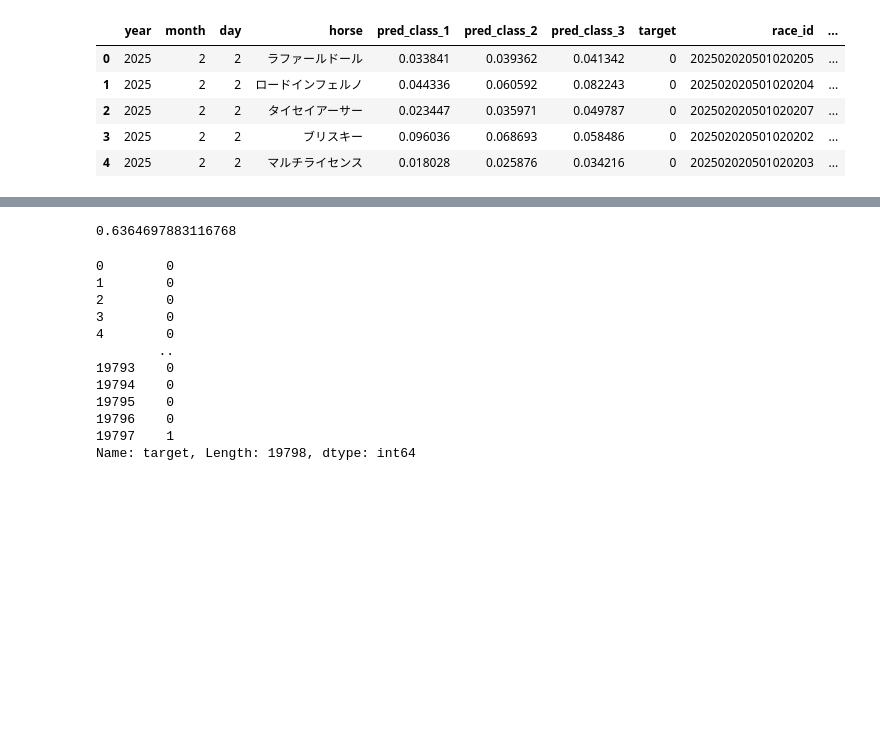
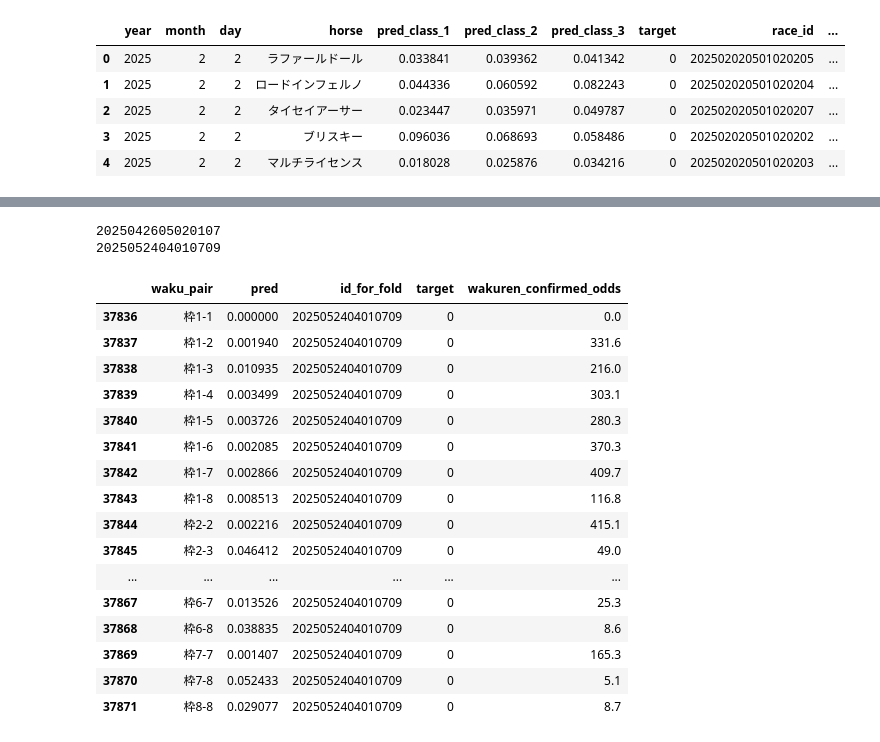
Before and after one commit to NaganagaKen/HORSE_RACING, a Jupyter notebook: Notebook/test.ipynb, the cells around one changed output, grey strips where cells are left out. Cells and saved outputs as stored; diff of their text form; code cells hidden in the pictures; blank space fills up the shorter version.

```diff
--- a/Notebook/test.ipynb
+++ b/Notebook/test.ipynb
@@ -81,21 +31,27 @@ ROI: 2.164 %
-# %%
-from sklearn.metrics import log_loss
-df_pred["pred_class_0"] = 1 - df_pred[["pred_class_1", "pred_class_2", "pred_class_3"]].sum(axis=1)
-log_loss(df_pred["target"], df_pred[["pred_class_0", "pred_class_1", "pred_class_2", "pred_class_3"]], labels=[0, 1, 2, 3])
-# %% [output]
-0.6364697883116768
-# %%
-df_pred["target"]
-# %% [output]
-0        0
-1        0
-2        0
-3        0
-4        0
-        ..
-19793    0
-19794    0
-19795    0
-19796    0
-19797    1
-Name: target, Length: 19798, dtype: int64
+# %%
+from prob_calculator import calc_waku_pred
+
+tmp = calc_waku_pred(df_pred)
+# %% [output]
+2025042605020107
+2025052404010709
+# %%
+tmp[tmp["id_for_fold"] == 2025052404010709]
+# %% [output]
+|  | waku_pair | pred | id_for_fold | target | wakuren_confirmed_odds |
+| 37836 | 枠1-1 | 0.000000 | 2025052404010709 | 0 | 0.0 |
+| 37837 | 枠1-2 | 0.001940 | 2025052404010709 | 0 | 331.6 |
+| 37838 | 枠1-3 | 0.010935 | 2025052404010709 | 0 | 216.0 |
+| 37839 | 枠1-4 | 0.003499 | 2025052404010709 | 0 | 303.1 |
+| 37840 | 枠1-5 | 0.003726 | 2025052404010709 | 0 | 280.3 |
+| 37841 | 枠1-6 | 0.002085 | 2025052404010709 | 0 | 370.3 |
+| 37842 | 枠1-7 | 0.002866 | 2025052404010709 | 0 | 409.7 |
+| 37843 | 枠1-8 | 0.008513 | 2025052404010709 | 0 | 116.8 |
+| 37844 | 枠2-2 | 0.002216 | 2025052404010709 | 0 | 415.1 |
+| 37845 | 枠2-3 | 0.046412 | 2025052404010709 | 0 | 49.0 |
+| ... | ... | ... | ... | ... | ... |
+| 37867 | 枠6-7 | 0.013526 | 2025052404010709 | 0 | 25.3 |
+| 37868 | 枠6-8 | 0.038835 | 2025052404010709 | 0 | 8.6 |
+| 37869 | 枠7-7 | 0.001407 | 2025052404010709 | 0 | 165.3 |
+| 37870 | 枠7-8 | 0.052433 | 2025052404010709 | 0 | 5.1 |
+| 37871 | 枠8-8 | 0.029077 | 2025052404010709 | 0 | 8.7 |
```
Also changed, not shown: parts of 11 cells of this notebook, 5 other files.
